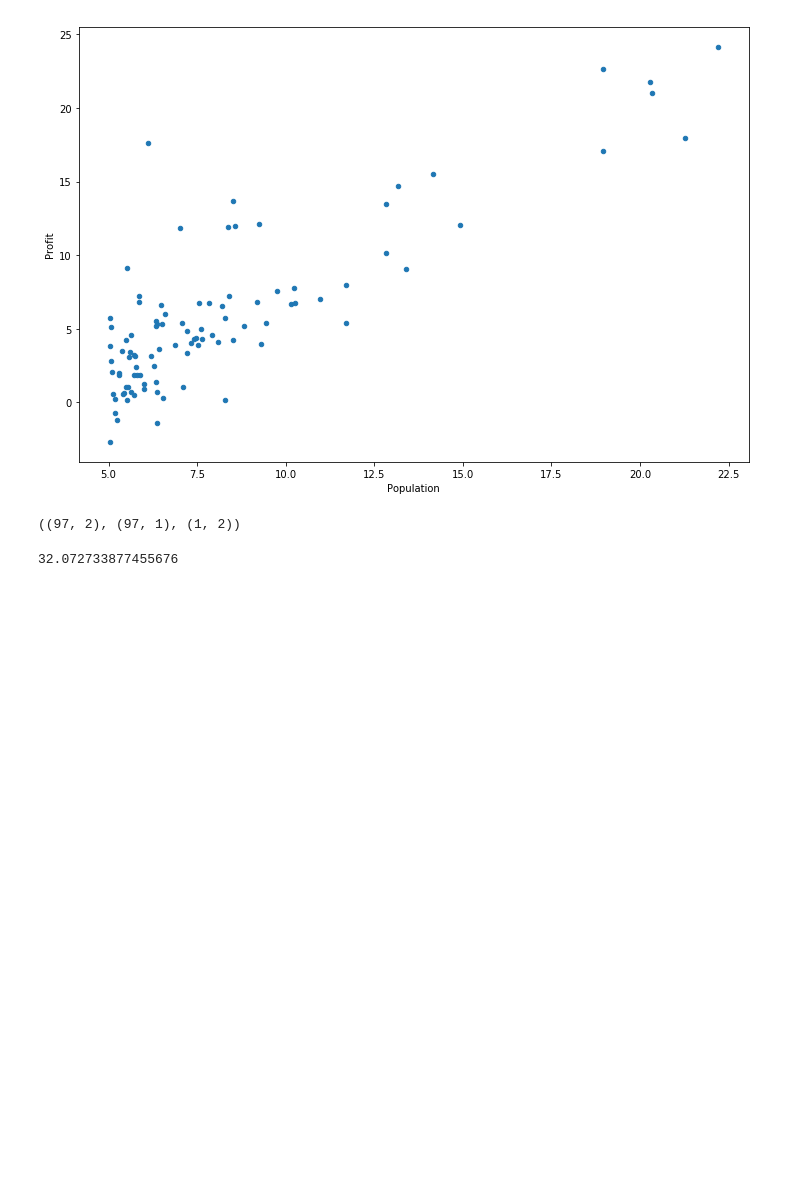
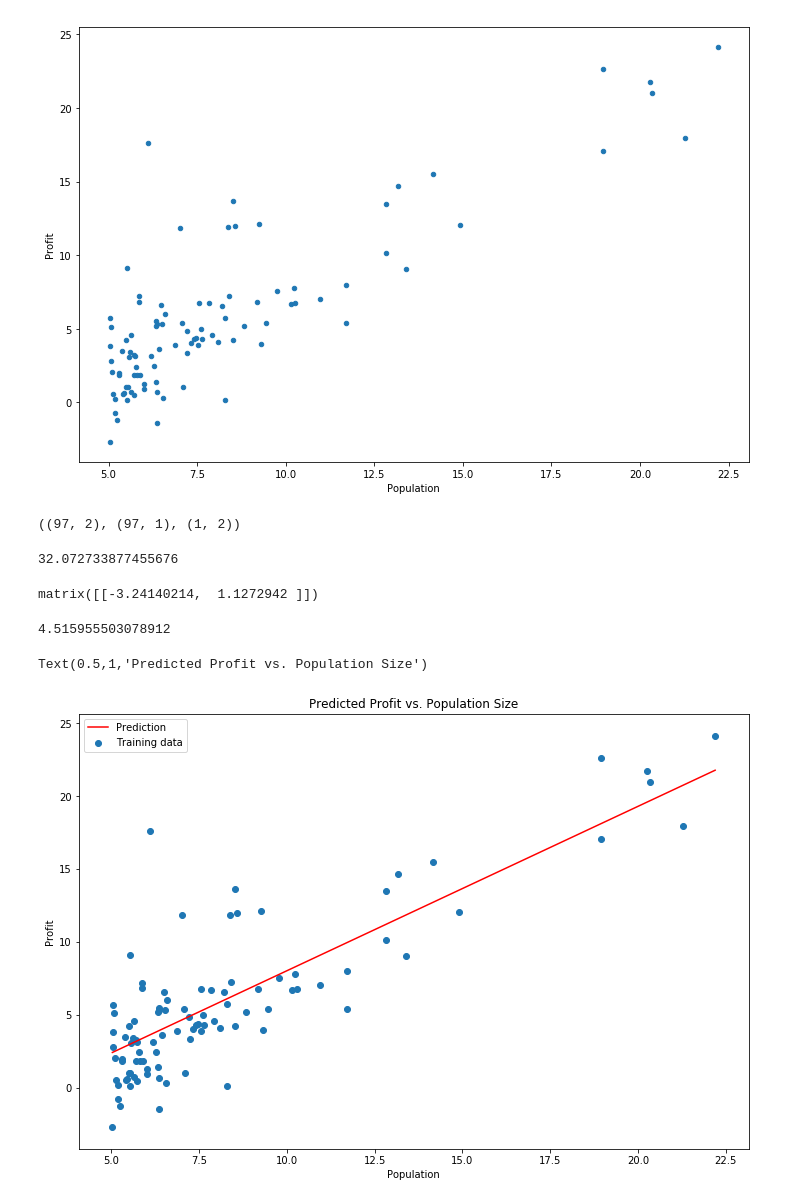
Before and after one commit to RajatGarg97/AndrewNg-mlCourse-Ex, a Jupyter notebook: machine-learning-ex1/ex1/Exercise1.ipynb, the cells around one changed output. Saved outputs shown, nothing was run; the diff lists cells and outputs as text; code cells hidden in the pictures; blank space fills up the shorter version.

```diff
--- a/machine-learning-ex1/ex1/Exercise1.ipynb
+++ b/machine-learning-ex1/ex1/Exercise1.ipynb
@@ -52,3 +52,31 @@ X.shape, y.shape, theta.shape
 computeCost(X, y, theta)
 # %% [output]
 32.072733877455676
+# %%
+def gradientDescent(X, y, theta, alpha, iters):
+    temp = np.matrix(np.zeros(theta.shape))
+    parameters = int(theta.ravel().shape[1])
+    cost = np.zeros(iters)
+
+    for i in range(iters):
+        error = (X*theta.T) - y
+
+        for j in range(parameters):
+            term = np.multiply(error, X[:, j])
+            temp[0, j] = theta[0, j] - ((alpha/ len(X)) * np.sum(term))
+
+        theta = temp
+        cost[i] = computeCost(X, y, theta)
+
+    return theta, cost
+# %%
+alpha = 0.01
+iters = 1000
+g, cost = gradientDescent(X, y, theta, alpha, iters)
+g
+# %% [output]
+matrix([[-3.24140214,  1.1272942 ]])
+# %%
+computeCost(X, y, g)
+# %% [output]
+4.515955503078912
@@ -54,0 +85,3 @@ computeCost(X, y, theta)
+# %%
+x  = np.linspace(df.Population.min(), df.Population.max(), 100)
+f = g[0, 0] + (g[0, 1] * x)
@@ -54,0 +90,11 @@ computeCost(X, y, theta)
+# %%
+fig, ax = plt.subplots(figsize=(12,8))
+ax.plot(x, f, 'r', label='Prediction')
+ax.scatter(df.Population, df.Profit, label='Training data')
+ax.legend(loc=2)
+ax.set_xlabel('Population')
+ax.set_ylabel('Profit')
+ax.set_title('Predicted Profit vs. Population Size')
+# %% [output]
+Text(0.5,1,'Predicted Profit vs. Population Size')
+[figure, added]
```
Also changed, not shown: parts of 3 cells of this notebook.
